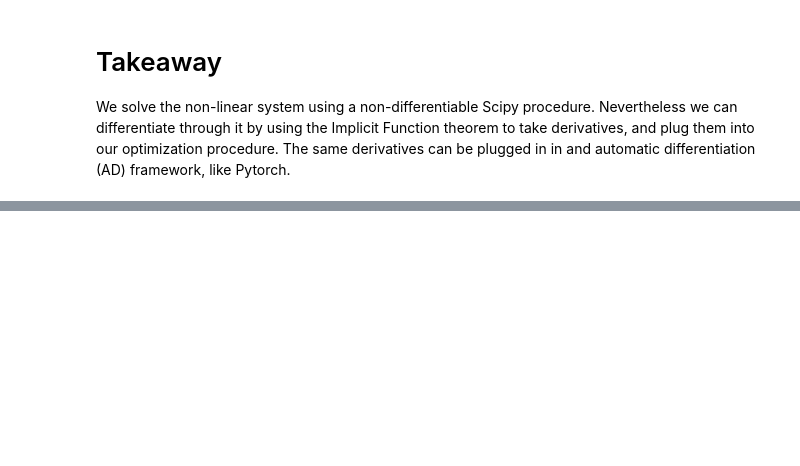
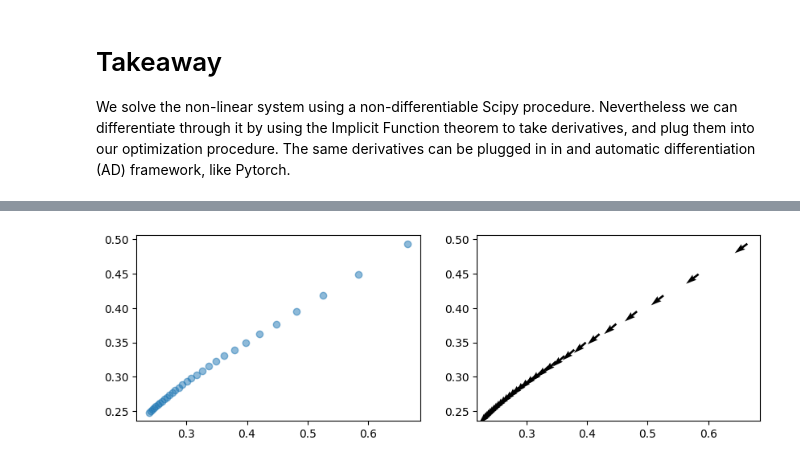
Before and after one commit to tomasruizt/Code-Along, a Jupyter notebook: matrix-calculus/8.3 Adjoint Differentiation Through Non-Linear System of Equations.ipynb, the cells around one changed output, grey strips where cells are left out. Drawn from its saved outputs; the diff is of its cells as text; code cells hidden in the pictures; blank space fills up the shorter version.

Commit message:
Add custom PyTorch Function to use the built-in loss.backward() idiom

```diff
--- a/matrix-calculus/8.3 Adjoint Differentiation Through Non-Linear System of Equations.ipynb
+++ b/matrix-calculus/8.3 Adjoint Differentiation Through Non-Linear System of Equations.ipynb
@@ -205,0 +216,34 @@ We solve the non-linear system using a non-differentiable Scipy procedure. Never
+# %%
+from torch.optim import Adam
+from torch.nn import Parameter
+from PyTorchFunctionRoot import find_x as find_x_pytorch
+
+torch.random.manual_seed(5)
+
+p = Parameter((p0 + torch.randn_like(p0)).clone())
+with torch.no_grad():
+    x = find_x_pytorch(p, s2)
+opt = Adam([p], lr=0.1)
+
+ps = []
+xs = []
+for i in range(30):
+    opt.zero_grad()
+    x = find_x_pytorch(p, x.detach())
+    ps.append(p.clone().detach())
+    xs.append(x.clone().detach())
+    loss = f(x)
+    loss.backward()
+    opt.step()
+
+ps = torch.stack(ps)
+xs = torch.stack(xs)
+# %%
+grads_p, grads_x = zip(*[grads(p, x) for (p, x) in zip(ps, xs)])
+grads_p = torch.stack(grads_p)
+grads_x = torch.stack(grads_x)
+violations = torch.stack([norm(g(p, x)) for p, x in zip(ps, xs)])
+# %%
+plot_progression(xs, grads_x)
+# %% [output]
+[figure, added]
```
Also changed, not shown: parts of 4 cells of this notebook, 2 other files.
